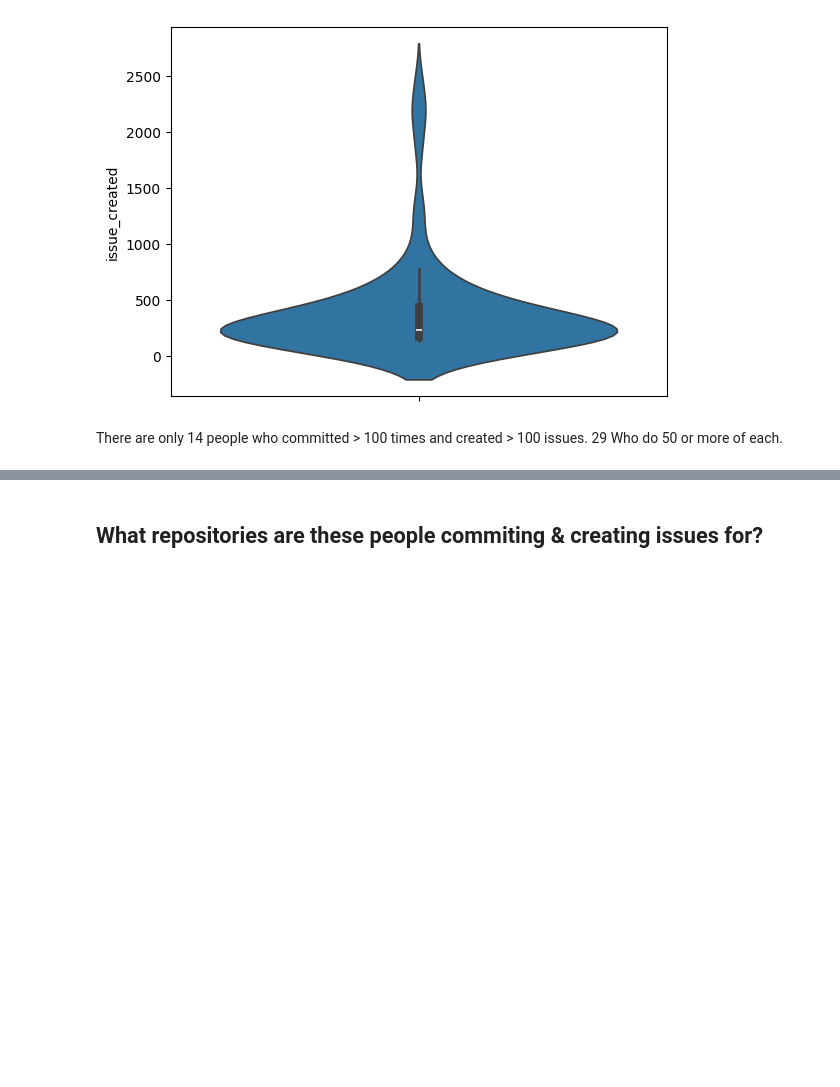
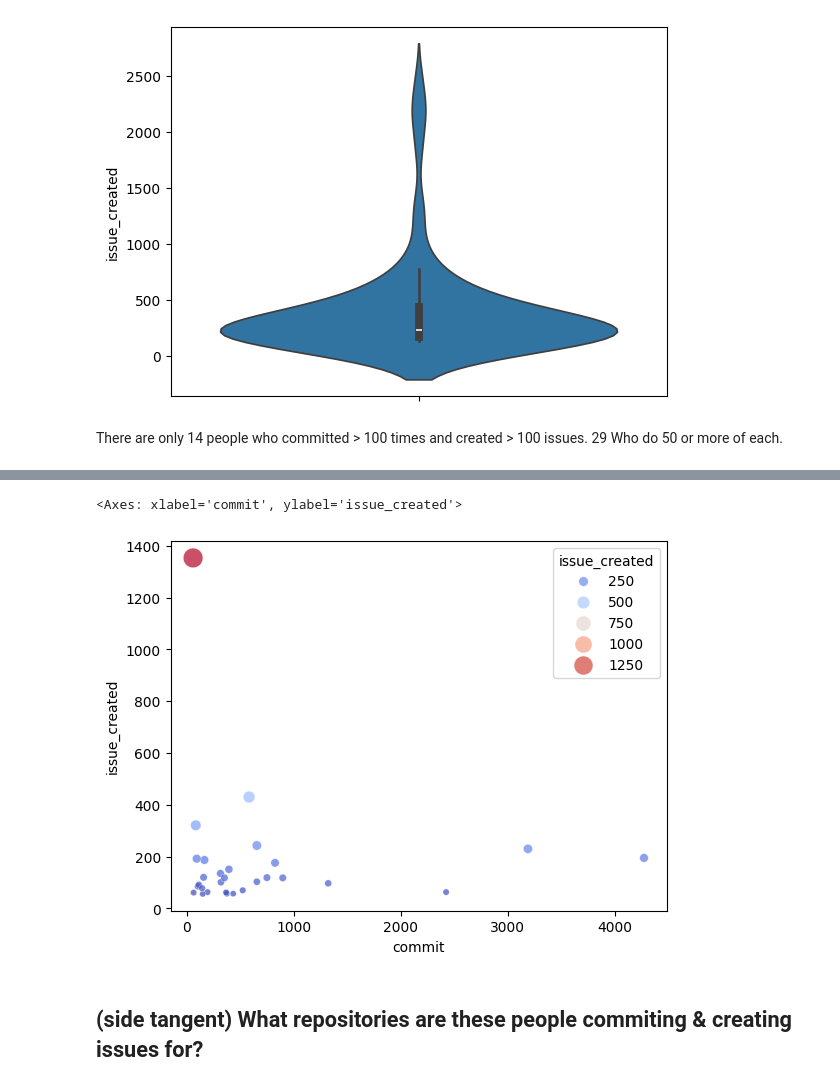
Before and after one commit to AchyDaMan/i320d_transition_augur, a Jupyter notebook: achintya_analysis.ipynb, the cells around one changed output, grey strips where cells are left out. Cells and saved outputs as stored; diff of their text form; code cells hidden in the pictures; blank space fills up the shorter version.

```diff
--- a/achintya_analysis.ipynb
+++ b/achintya_analysis.ipynb
@@ -219,5 +243,10 @@ There are only 14 people who committed > 100 times and created > 100 issues. 29
+# %%
+sns.scatterplot(data=top_contributors, x='commit', y='issue_created', hue='issue_created', palette='coolwarm', size='issue_created', sizes=(20, 200), alpha=0.7)
+# %% [output]
+<Axes: xlabel='commit', ylabel='issue_created'>
+[figure, added]
 # %% [markdown]
-## What repositories are these people commiting & creating issues for?
+## (side tangent) What repositories are these people commiting & creating issues for?
 # %%
 top_contributors.reset_index(inplace=True)
 # %%
```
Also changed, not shown: parts of 7 cells of this notebook.
